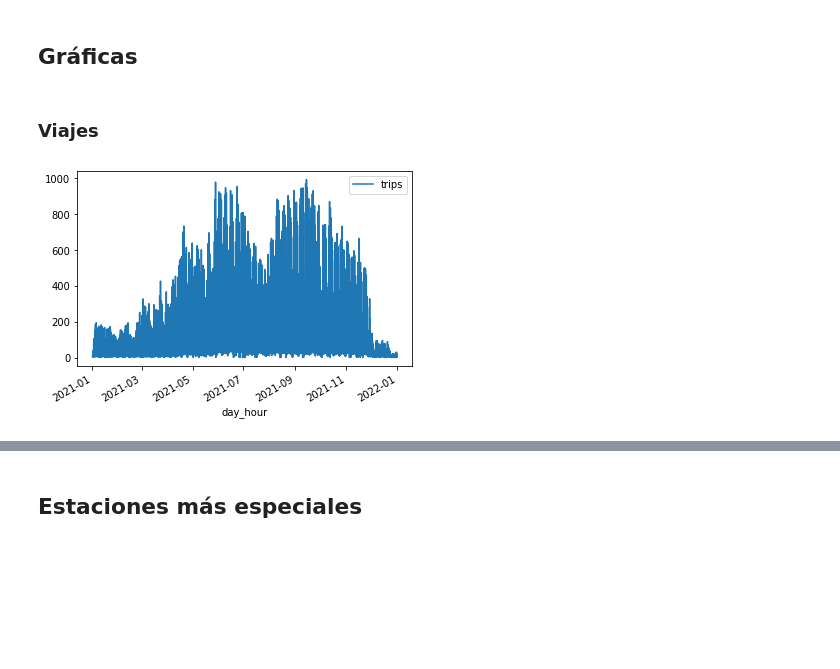
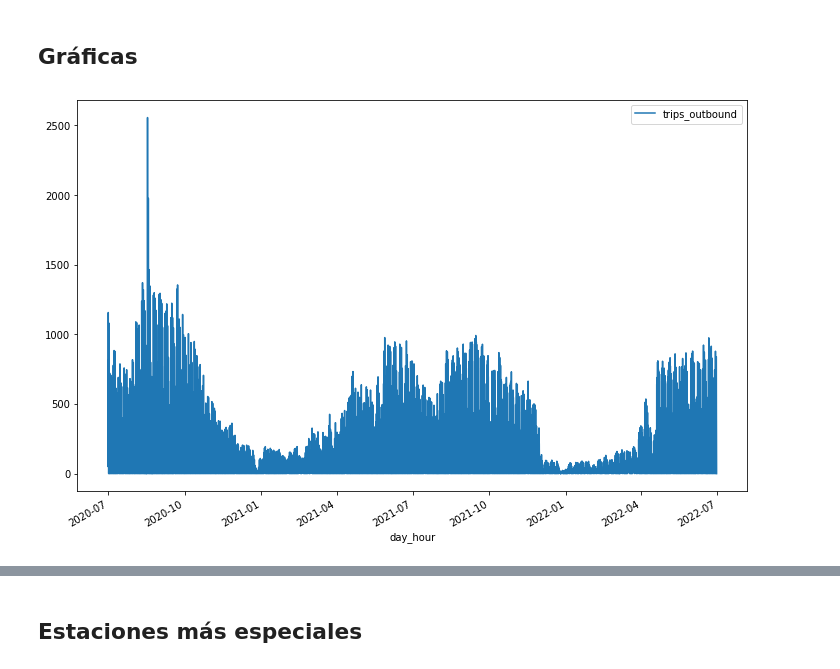
Before and after one commit to jsainero/BSS-Oslo, a Jupyter notebook: TFM.ipynb, the cells around one changed output, grey strips where cells are left out. Drawn from its saved outputs; the diff is of its cells as text; code cells hidden in the pictures; blank space fills up the shorter version.

```diff
--- a/TFM.ipynb
+++ b/TFM.ipynb
@@ -110,20 +30,3 @@ def read_monthly_data(filepath):
-# %%
-def read_data(dirpath):
-
-  df_outbounds = pd.DataFrame(columns=['day', 'hour', 'station_id', 'duration','trips'])
-  df_inbounds = pd.DataFrame(columns=['day', 'hour', 'station_id', 'duration','trips'])
-  df_stations = pd.DataFrame(columns=['id', 'name', 'latitude', 'longitude'])
-
-  for year in os.scandir(dirpath+'/bike_trips'):
-    for month in os.scandir(year):
-      monthly_outbounds, monthly_inbounds, monthly_stations = read_monthly_data(month)
-      df_outbounds = df_outbounds.append(monthly_outbounds)
-      df_inbounds = df_inbounds.append(monthly_inbounds)
-      df_stations = df_stations.append(monthly_stations)
-
-  df_weather = weather_data(dirpath+'/weather/oslo_weather_20210101_20221031.csv')
-
-  return df_outbounds, df_inbounds, df_stations.drop_duplicates().reset_index(drop=True), df_weather
 # %%
 DATA_DIR = 'data'
 
@@ -211,0 +70,10 @@ outbounds_enhanced.head()
+# %%
+analysis_df = join_dfs_for_analysis(
+    outbounds_df=outbounds,
+    inbounds_df=inbounds,
+    weather_df=weather,
+    start_date='2020-07-01',
+    end_date='2022-06-30'
+    )
+
+analysis_df.head()
@@ -212,16 +87,14 @@ outbounds_enhanced.head()
 # %% [markdown]
 ## Gráficas
 # %%
-def two_var_graphs(df, x, y, agg_fn='sum'):
+def two_var_graphs(df, x, y, agg_fn='sum', kind='line'):
 
   df_filtered = df[[x,y]]
   df_grouped = df_filtered.groupby([x], as_index=False).agg({y: agg_fn})
-  df_grouped.plot(x=x, y=y)
+  df_grouped.plot(x=x, y=y, figsize=(12,8), kind=kind)
   plt.show()
-# %% [markdown]
-### Viajes
 # %%
-two_var_graphs(outbounds_enhanced, 'day_hour', 'trips', 'sum')
+two_var_graphs(analysis_df, 'day_hour', 'trips_outbound', 'sum')
 # %% [output]
-[figure, old version]
+[figure, new version]
 # %%
```
Also changed, not shown: parts of 128 cells of this notebook.
